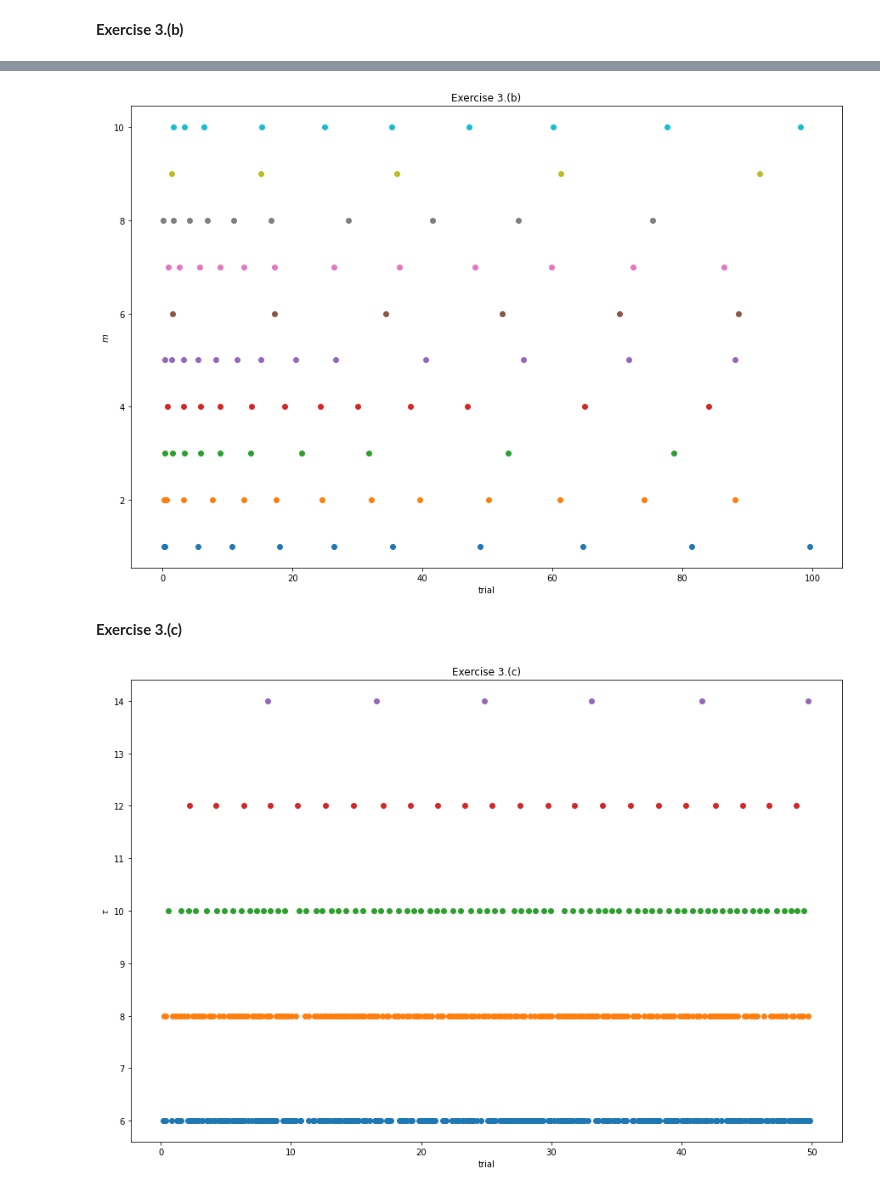
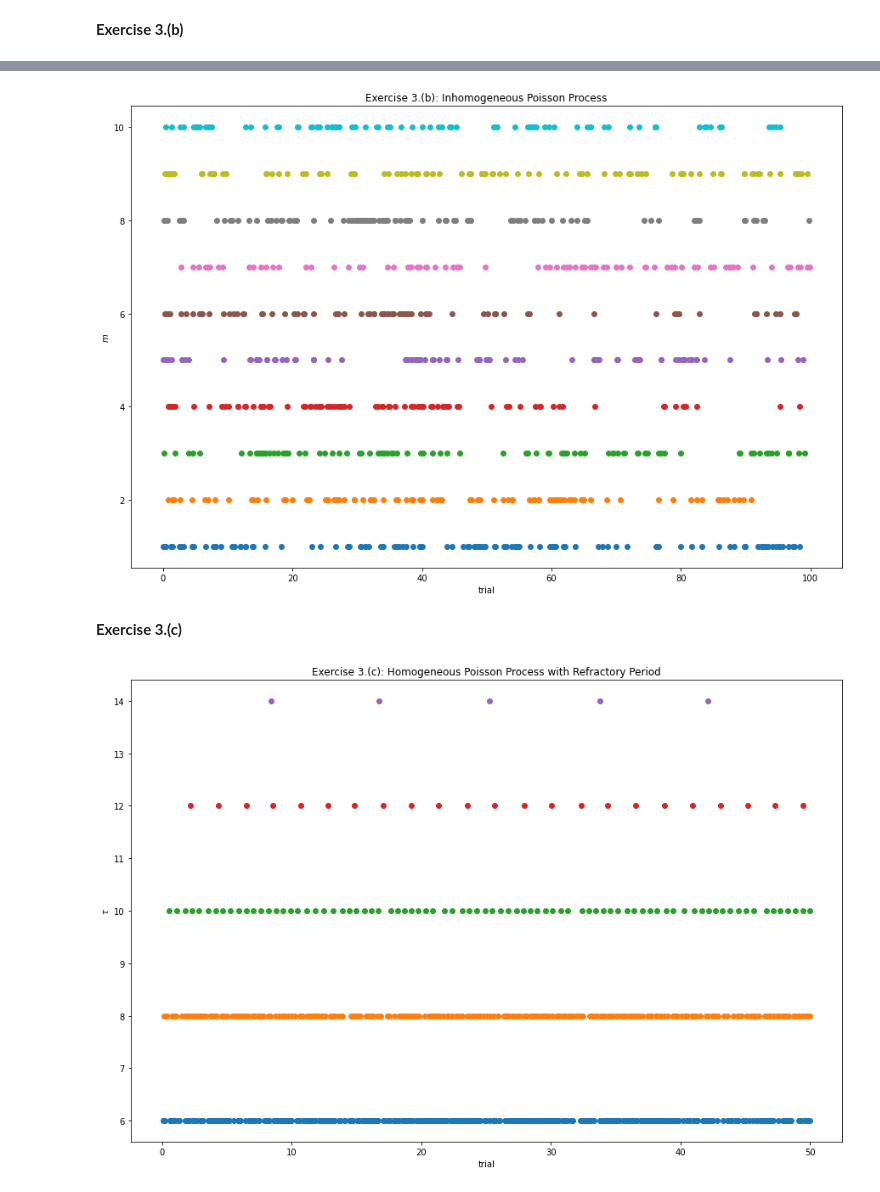
Before and after one commit to katjakleespies/tnc-exercises, a Jupyter notebook: 1_exercises_katja.ipynb, the cells around one changed output, grey strips where cells are left out. Saved outputs shown, nothing was run; the diff lists cells and outputs as text; code cells hidden in the pictures.

Commit message:
hopefully finally correct solution

```diff
--- a/1_exercises_katja.ipynb
+++ b/1_exercises_katja.ipynb
@@ -30,5 +30,5 @@ for i_trial in range(N):
     plt.scatter(t_all_trials[i_trial], np.full(len(t_all_trials[i_trial]), i_trial + 1))
     plt.xlabel('trial')
     plt.ylabel('$\lambda$')
-    plt.title('Exercise 3.(a)')
+    plt.title('Exercise 3.(a): Homogeneous Poisson Process')
 # %% [output]
@@ -37,5 +37,22 @@ for i_trial in range(N):
 __Exercise 3.(b)__
 # %%
 def my_integral(lam, t, m, T):
-    result = ((lam/2)*t) + (((lam*T)/(4*np.pi*m)) * np.sin((2*np.pi*m*t)/T))
+    result = ((lam/2)*t) + (((lam*T)/(4*np.pi*m)) * np.sin((2*np.pi*m/T)*t))
     return result
+# %%
+N = 10
+t = np.linspace(0, 100, 10000)
+fig, ax = plt.subplots(N//2, 2, sharex = 'all', sharey = 'all', figsize = (10, 10))
+for i in range(N):
+    m = i+1
+    y = my_integral(1, t, m, 100)
+    if m <= N//2:
+        ax[i%(N//2), 0].plot(x, y)
+        ax[i%(N//2), 0].set_title('m = {}'.format(m))
+    else:
+        ax[i%(N//2), 1].plot(x, y)
+        ax[i%(N//2), 1].set_title('m = {}'.format(m))
+    if m == N//2:
+        ax[i%(N//2), 0].set_xlabel('t')
+        ax[i%(N//2), 1].set_xlabel('t')
+plt.tight_layout()
@@ -59,32 +78,31 @@ for i_trial in range(N):
             left_expression += -np.log(1-u)
 
         right_expression = 0
+        ISI = 0
+        while left_expression > right_expression:
+            right_expression = my_integral(1, ISI, m, T)
+            if left_expression > right_expression:
+                ISI += ts
 
-        curr_ISI = 0
-        while left_expression > right_expression:
-            right_expression = my_integral(1, curr_ISI, m, T)
-            if left_expression > right_expression:
-                curr_ISI += ts
-
-        final_ISI = curr_ISI
-
-        if t_trial[-1] + final_ISI > T:
+        #if t_trial[-1] + ISI > T:
+        if ISI - t_trial[-1] > T:
             break
         else:
             if t_trial[-1] == -1:
-                t_trial[-1] = final_ISI
+                t_trial[-1] = ISI
             else:
-                t_trial.append(t_trial[-1] + final_ISI)
+                #t_trial.append(t_trial[-1] + ISI)
+                t_trial.append(ISI - t_trial[-1])
     t_all_trials.append(t_trial)
 # %%
 plt.figure(figsize = (15,10))
 for i_trial in range(N):
     plt.scatter(t_all_trials[i_trial], np.full(len(t_all_trials[i_trial]), i_trial + 1))
     plt.xlabel('trial')
     plt.ylabel('$m$')
-    plt.title('Exercise 3.(b)')
+    plt.title('Exercise 3.(b): Inhomogeneous Poisson Process')
 # %% [output]
-[figure, old version]
+[figure, new version]
 # %% [markdown]
 __Exercise 3.(c)__
 # %%
@@ -118,6 +136,6 @@ for i_trial in range(N):
     plt.scatter(t_all_trials[i_trial], np.full(len(t_all_trials[i_trial]), tau_m[i_trial]))
     plt.xlabel('trial')
     plt.ylabel('$\\tau$')
-    plt.title('Exercise 3.(c): Homogeneous Poisson proceRefractory period')
+    plt.title('Exercise 3.(c): Homogeneous Poisson Process with Refractory Period')
 # %% [output]
-[figure, old version]
+[figure, new version]
```
Also changed, not shown: parts of 2 cells of this notebook.
